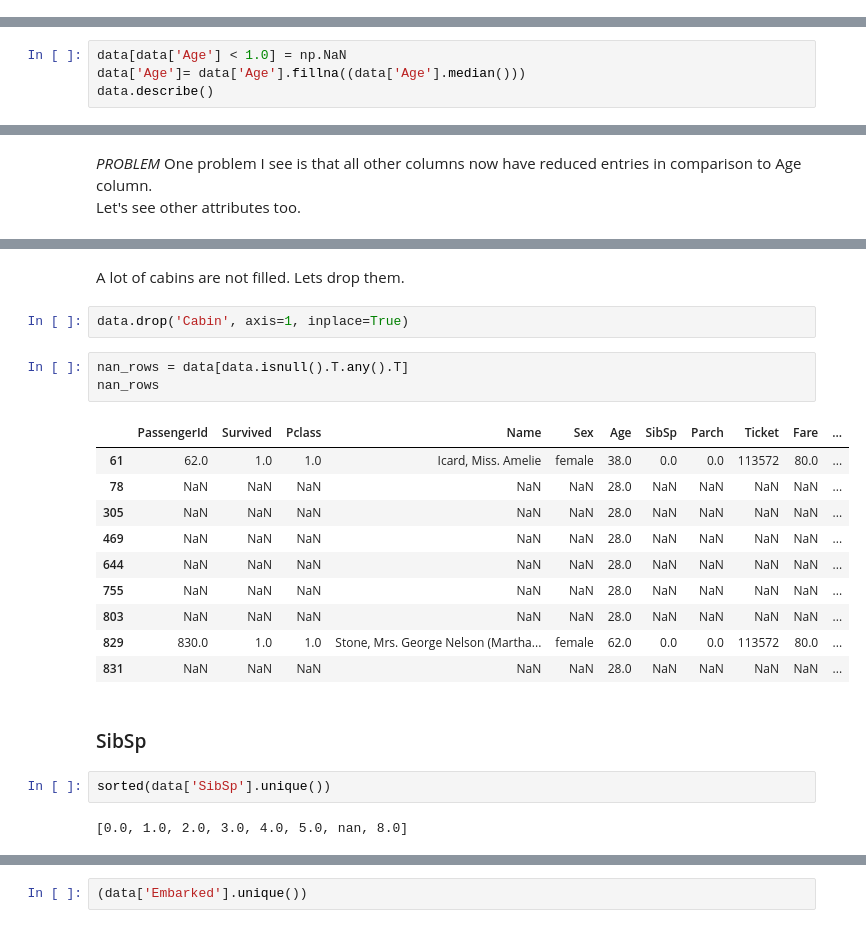
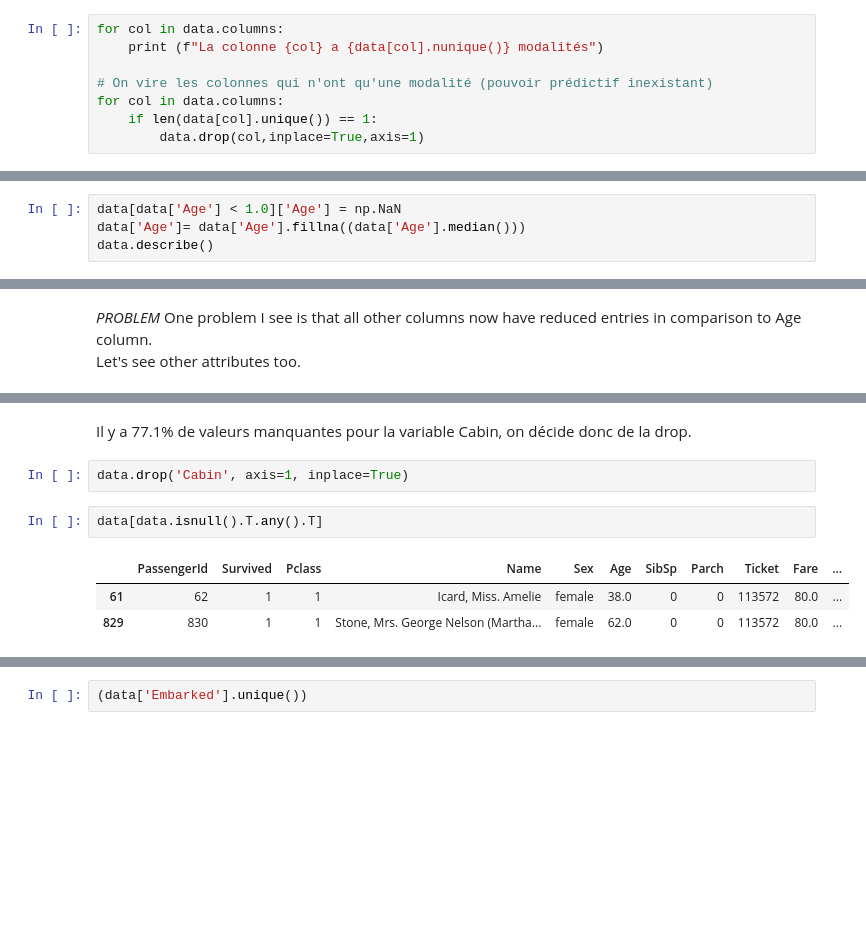
Before and after one commit to MathieuVReine/Titanic, a Jupyter notebook: Models/Titanic Prediction.ipynb, the cells around one changed output, grey strips where cells are left out. Drawn from its saved outputs; the diff is of its cells as text; blank space fills up the shorter version.

```diff
--- a/Models/Titanic Prediction.ipynb
+++ b/Models/Titanic Prediction.ipynb
@@ -82,0 +87,8 @@ data.describe()
+# %%
+for col in data.columns:
+    print (f"La colonne {col} a {data[col].nunique()} modalités")
+
+# On vire les colonnes qui n'ont qu'une modalité (pouvoir prédictif inexistant)
+for col in data.columns:
+    if len(data[col].unique()) == 1:
+        data.drop(col,inplace=True,axis=1)
@@ -156,5 +155,5 @@ dtype: int64
 # %%
-data[data['Age'] < 1.0] = np.NaN
+data[data['Age'] < 1.0]['Age'] = np.NaN
 data['Age']= data['Age'].fillna((data['Age'].median()))
 data.describe()
 # %% [output]
@@ -190,24 +197,10 @@ nan_rows
-# %% [markdown]
-A lot of cabins are not filled. Lets drop them.
+# %% [markdown]
+Il y a 77.1% de valeurs manquantes pour la variable Cabin, on décide donc de la drop.
 # %%
 data.drop('Cabin', axis=1, inplace=True)
 # %%
-nan_rows = data[data.isnull().T.any().T]
-nan_rows
+data[data.isnull().T.any().T]
 # %% [output]
 |  | PassengerId | Survived | Pclass | Name | Sex | Age | SibSp | Parch | Ticket | Fare | ... |
-| 61 | 62.0 | 1.0 | 1.0 | Icard, Miss. Amelie | female | 38.0 | 0.0 | 0.0 | 113572 | 80.0 | ... |
-| 78 | NaN | NaN | NaN | NaN | NaN | 28.0 | NaN | NaN | NaN | NaN | ... |
-| 305 | NaN | NaN | NaN | NaN | NaN | 28.0 | NaN | NaN | NaN | NaN | ... |
-| 469 | NaN | NaN | NaN | NaN | NaN | 28.0 | NaN | NaN | NaN | NaN | ... |
-| 644 | NaN | NaN | NaN | NaN | NaN | 28.0 | NaN | NaN | NaN | NaN | ... |
-| 755 | NaN | NaN | NaN | NaN | NaN | 28.0 | NaN | NaN | NaN | NaN | ... |
-| 803 | NaN | NaN | NaN | NaN | NaN | 28.0 | NaN | NaN | NaN | NaN | ... |
-| 829 | 830.0 | 1.0 | 1.0 | Stone, Mrs. George Nelson (Martha... | female | 62.0 | 0.0 | 0.0 | 113572 | 80.0 | ... |
-| 831 | NaN | NaN | NaN | NaN | NaN | 28.0 | NaN | NaN | NaN | NaN | ... |
+| 61 | 62 | 1 | 1 | Icard, Miss. Amelie | female | 38.0 | 0 | 0 | 113572 | 80.0 | ... |
+| 829 | 830 | 1 | 1 | Stone, Mrs. George Nelson (Martha... | female | 62.0 | 0 | 0 | 113572 | 80.0 | ... |
-# %% [markdown]
-### SibSp
-# %%
-sorted(data['SibSp'].unique())
-# %% [output]
-[0.0, 1.0, 2.0, 3.0, 4.0, 5.0, nan, 8.0]
```
Also changed, not shown: parts of 74 cells of this notebook.
